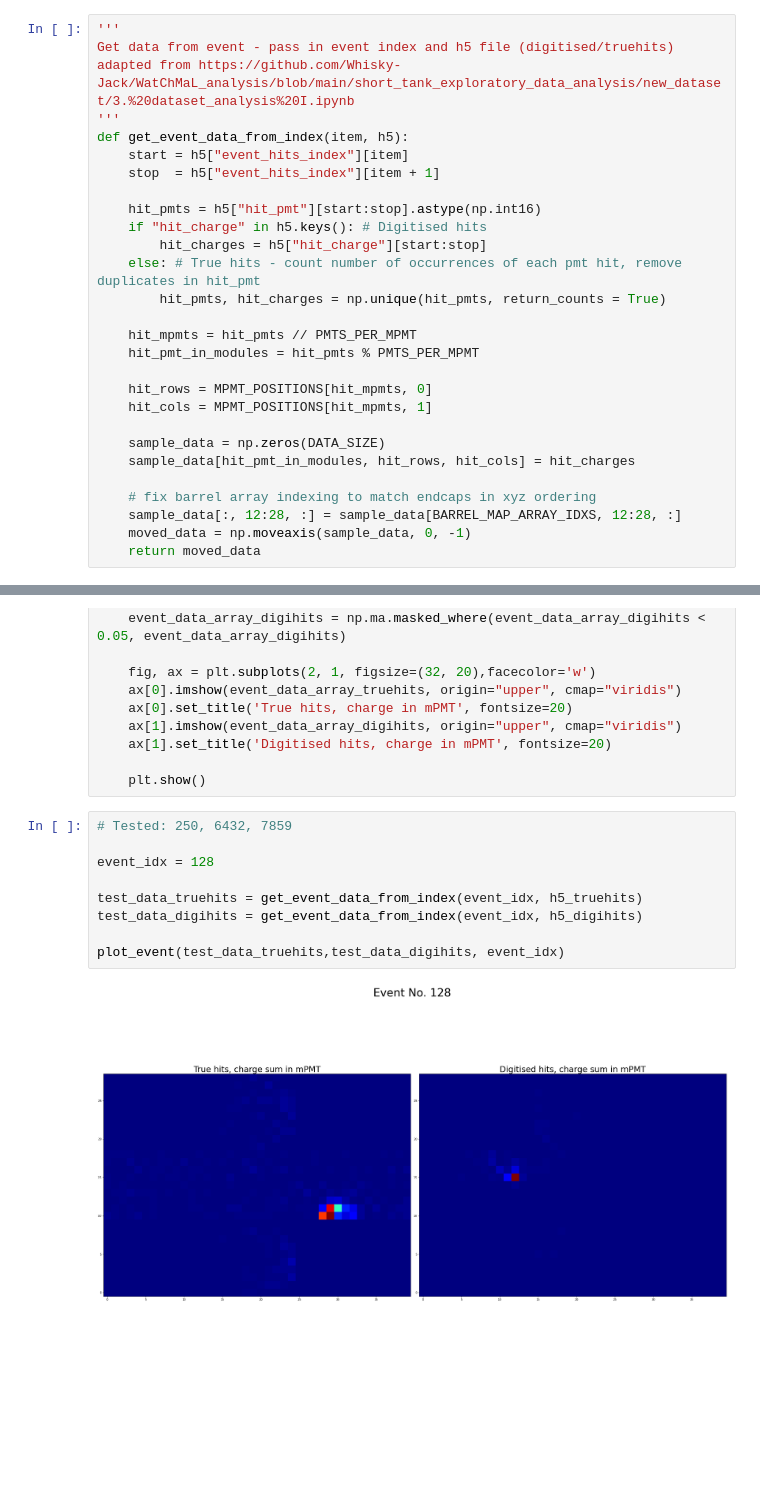
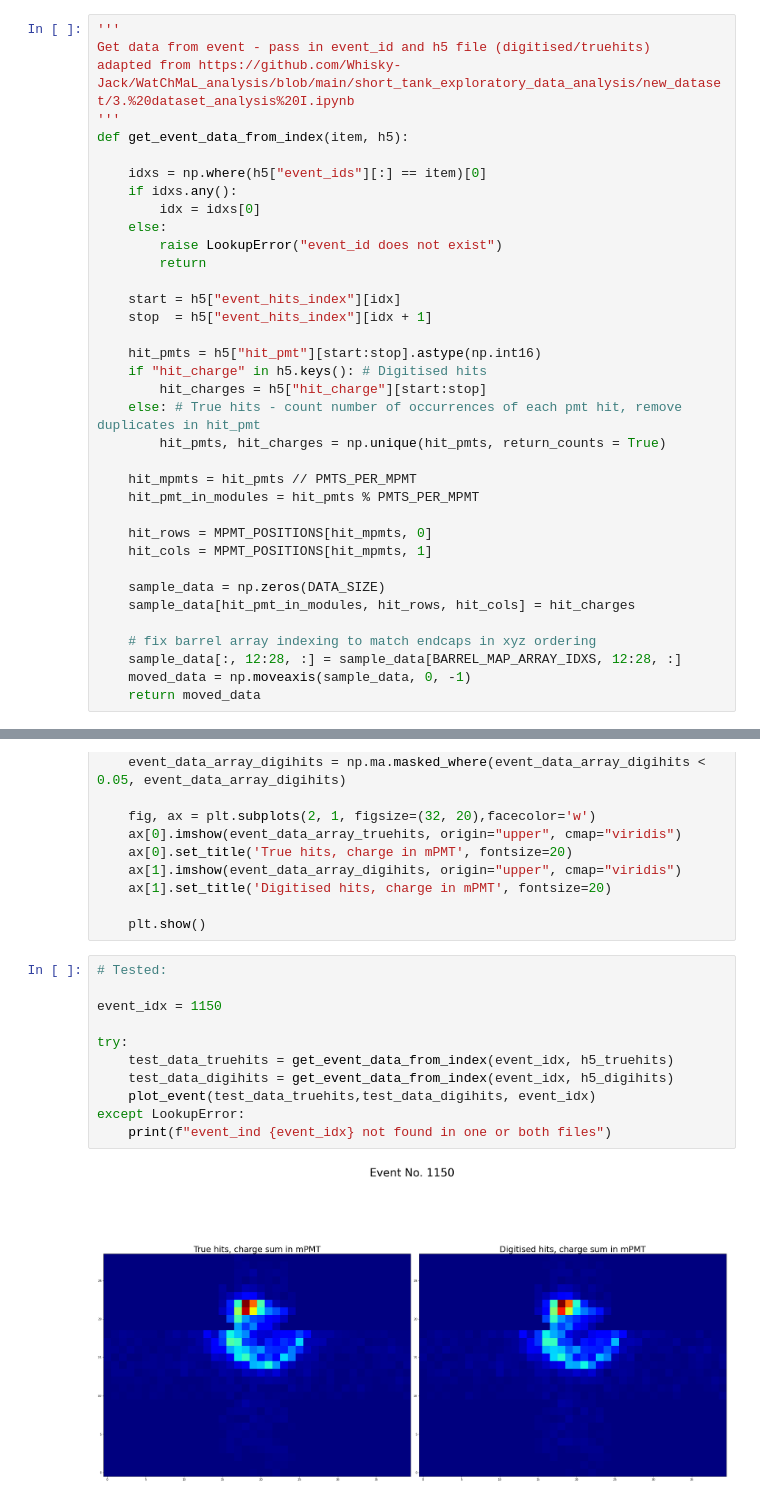
Before and after one commit to SirRendore/WatChMaL, a Jupyter notebook: notebooks_EDA/EDA - Test.ipynb, the cells around one changed output, grey strips where cells are left out. Saved outputs shown, nothing was run; the diff lists cells and outputs as text; blank space fills up the shorter version.

Commit message:
add exception handling

```diff
--- a/notebooks_EDA/EDA - Test.ipynb
+++ b/notebooks_EDA/EDA - Test.ipynb
@@ -32,12 +32,20 @@ h5_truehits["hit_time"]
 # Manipulating data
 # %%
 '''
-Get data from event - pass in event index and h5 file (digitised/truehits)
+Get data from event - pass in event_id and h5 file (digitised/truehits)
 adapted from https://github.com/Whisky-Jack/WatChMaL_analysis/blob/main/short_tank_exploratory_data_analysis/new_dataset/3.%20dataset_analysis%20I.ipynb
 '''
 def get_event_data_from_index(item, h5):
-    start = h5["event_hits_index"][item]
-    stop  = h5["event_hits_index"][item + 1]
+
+    idxs = np.where(h5["event_ids"][:] == item)[0]
+    if idxs.any():
+        idx = idxs[0]
+    else:
+        raise LookupError("event_id does not exist")
+        return
+
+    start = h5["event_hits_index"][idx]
+    stop  = h5["event_hits_index"][idx + 1]
 
     hit_pmts = h5["hit_pmt"][start:stop].astype(np.int16)
     if "hit_charge" in h5.keys(): # Digitised hits
@@ -107,13 +115,15 @@ def plot_event(truehits, digihits, idx = None):
 
     plt.show()
 # %%
-# Tested: 250, 6432, 7859
+# Tested:
 
-event_idx = 128
+event_idx = 1150
 
-test_data_truehits = get_event_data_from_index(event_idx, h5_truehits)
-test_data_digihits = get_event_data_from_index(event_idx, h5_digihits)
-
-plot_event(test_data_truehits,test_data_digihits, event_idx)
+try:
+    test_data_truehits = get_event_data_from_index(event_idx, h5_truehits)
+    test_data_digihits = get_event_data_from_index(event_idx, h5_digihits)
+    plot_event(test_data_truehits,test_data_digihits, event_idx)
+except LookupError:
+    print(f"event_ind {event_idx} not found in one or both files")
 # %% [output]
-[figure, old version]
+[figure, new version]
```
Also changed, not shown: parts of 1 cell of this notebook.
